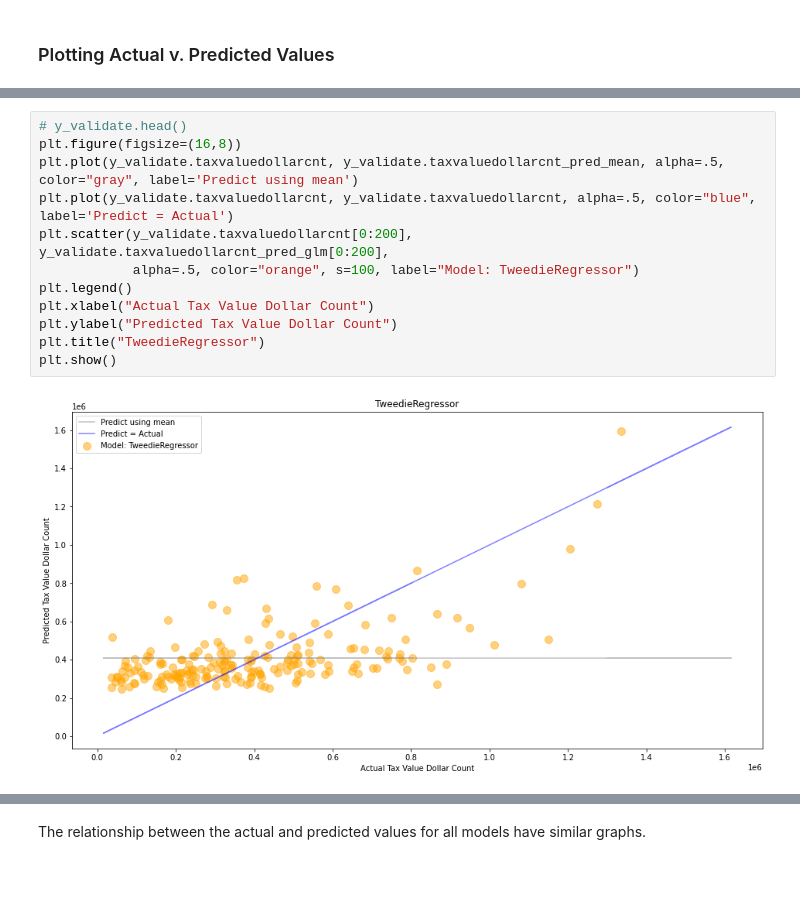
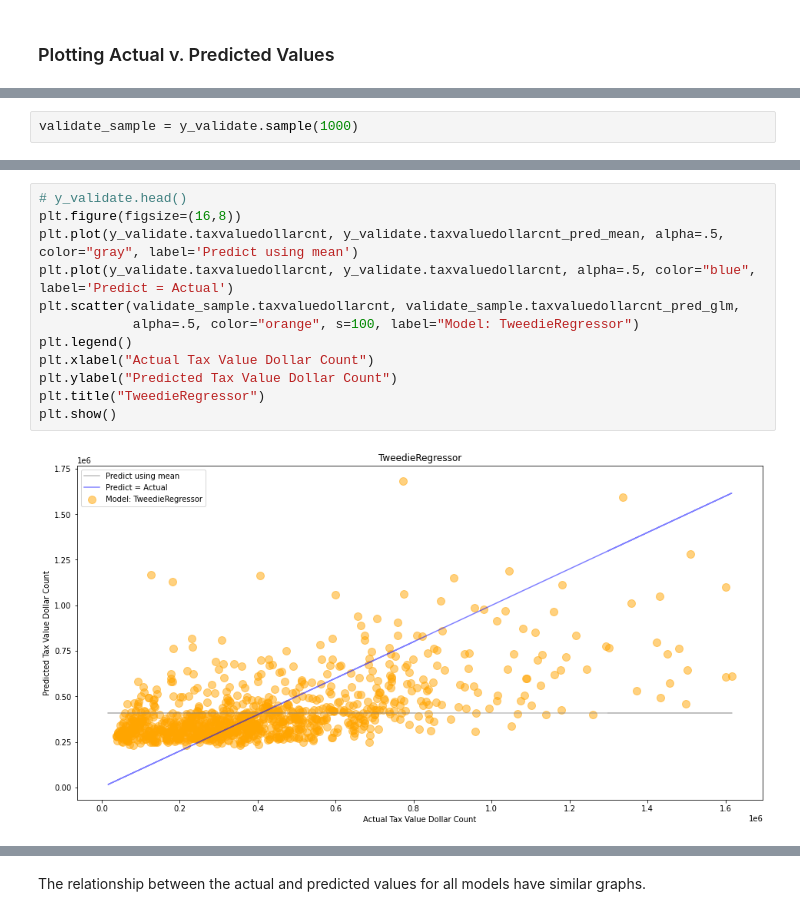
Before and after one commit to malachi-hale/Zillow-Project, a Jupyter notebook: Final_Project.ipynb, the cells around one changed output, grey strips where cells are left out. Saved outputs shown, nothing was run; the diff lists cells and outputs as text; blank space fills up the shorter version.

```diff
--- a/Final_Project.ipynb
+++ b/Final_Project.ipynb
@@ -1082,3 +1082,5 @@ Because our datasets our so large, we only graph the heads of the validate datas
+# %%
+validate_sample = y_validate.sample(1000)
 # %%
 # y_validate.head()
 plt.figure(figsize=(16,8))
@@ -1110,17 +1112,17 @@ plt.show()
 # %%
 # y_validate.head()
 plt.figure(figsize=(16,8))
 plt.plot(y_validate.taxvaluedollarcnt, y_validate.taxvaluedollarcnt_pred_mean, alpha=.5, color="gray", label='Predict using mean')
 plt.plot(y_validate.taxvaluedollarcnt, y_validate.taxvaluedollarcnt, alpha=.5, color="blue", label='Predict = Actual')
-plt.scatter(y_validate.taxvaluedollarcnt[0:200], y_validate.taxvaluedollarcnt_pred_glm[0:200],
+plt.scatter(validate_sample.taxvaluedollarcnt, validate_sample.taxvaluedollarcnt_pred_glm,
             alpha=.5, color="orange", s=100, label="Model: TweedieRegressor")
 plt.legend()
 plt.xlabel("Actual Tax Value Dollar Count")
 plt.ylabel("Predicted Tax Value Dollar Count")
 plt.title("TweedieRegressor")
 plt.show()
 # %% [output]
-[figure, old version]
+[figure, new version]
 # %%
 # y_validate.head()
 plt.figure(figsize=(16,8))
```
Also changed, not shown: parts of 7 cells of this notebook.
